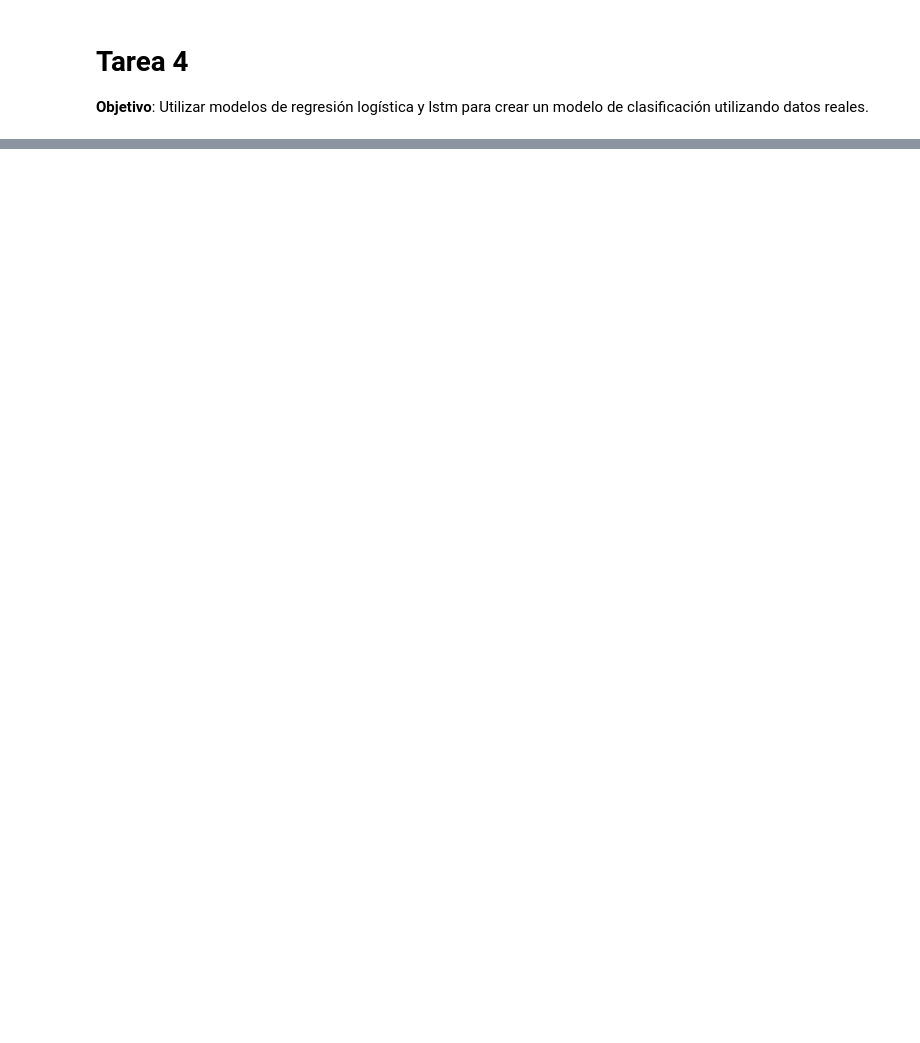
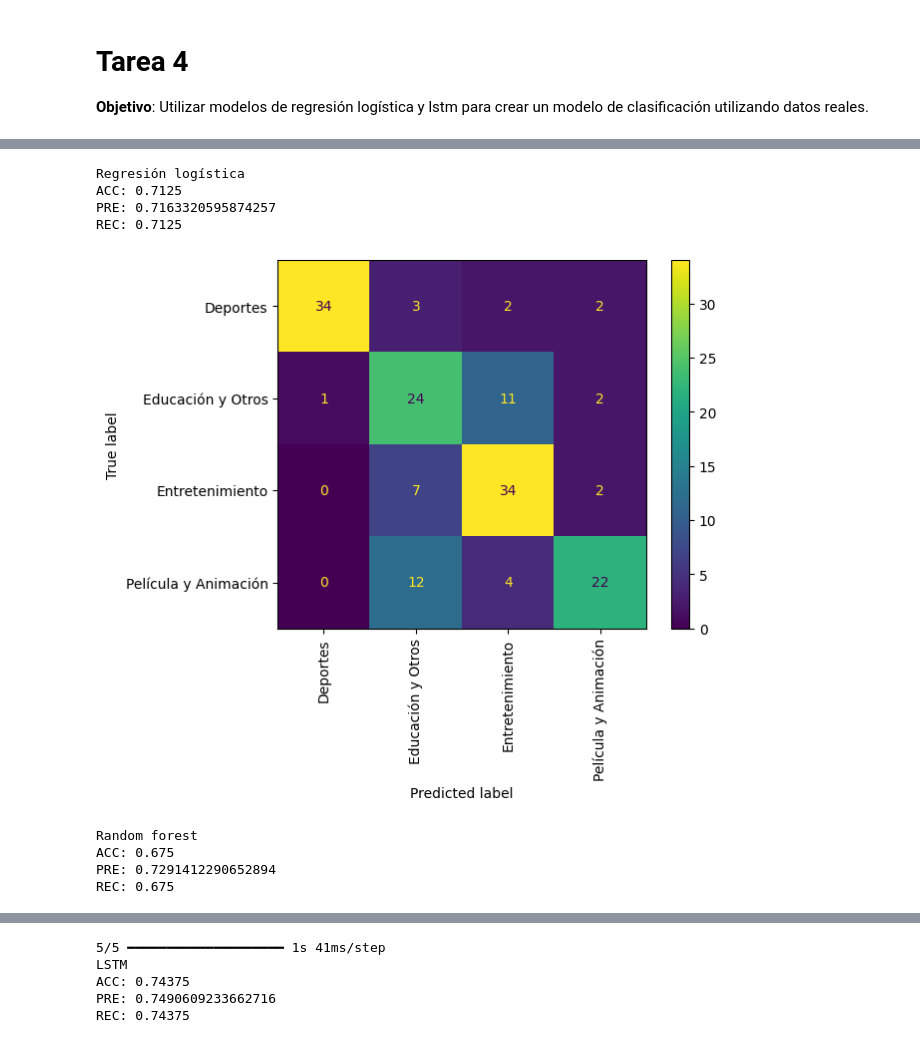
Before and after one commit to smorenova72/EST_III_UCO, a Jupyter notebook: tarea4/src/main.ipynb, the cells around one changed output, grey strips where cells are left out. Saved outputs shown, nothing was run; the diff lists cells and outputs as text; code cells hidden in the pictures; blank space fills up the shorter version.

```diff
--- a/tarea4/src/main.ipynb
+++ b/tarea4/src/main.ipynb
@@ -12,0 +152,12 @@ Función de error (LSE): $$e(x) = (y - y_h)^2$$
+# %%
+dataset = []
+
+for title in tr["titulo"]:
+    word_counts = Counter(fix_title(title).lower().split())
+    row = {}
+    for word in dictionary:
+        row[word] = word_counts.get(word, 0)
+    dataset.append(row)
+
+word_matrix = pd.DataFrame(dataset, index=tr["titulo"])
+word_matrix
@@ -12,0 +302,5 @@ Función de error (LSE): $$e(x) = (y - y_h)^2$$
+# %%
+x = word_matrix * word_count["count"].T
+y = ["Educación y Otros" if cat in ["Educación","Gente y Blogs", "Otros"] else cat for cat in tr["categoria"]]
+xr, xs, yr, ys = train_test_split(x, y, random_state=75, test_size=0.2)
+x
@@ -12,0 +366,49 @@ Función de error (LSE): $$e(x) = (y - y_h)^2$$
+# %%
+ys_hat_lgr = lgr.predict(xs)
+
+print("Regresión logística")
+print("ACC:", accuracy_score(ys_hat_lgr, ys))
+print("PRE:", precision_score(ys_hat_lgr, ys, average="weighted"))
+print("REC:", recall_score(ys_hat_lgr, ys, average="weighted"), "\n")
+
+cfm_lgr = confusion_matrix(ys, ys_hat_lgr)
+disp = ConfusionMatrixDisplay(confusion_matrix=cfm_lgr, display_labels=label_enc.classes_)
+disp.plot()
+plt.xticks(rotation=90)
+plt.show()
+
+ys_hat_rfo = rfo.predict(xs)
+
+print("Random forest")
+print("ACC:", accuracy_score(ys_hat_rfo, ys))
+print("PRE:", precision_score(ys_hat_rfo, ys, average="weighted"))
+print("REC:", recall_score(ys_hat_rfo, ys, average="weighted"), "\n")
+
+cfm_rfo = confusion_matrix(ys, ys_hat_rfo)
+disp = ConfusionMatrixDisplay(confusion_matrix=cfm_rfo, display_labels=label_enc.classes_)
+disp.plot()
+plt.xticks(rotation=90)
+plt.show()
+
+ys_hat_lstm = label_enc.inverse_transform(np.argmax(lstm.predict(ps), axis=1))
+
+print("LSTM")
+print("ACC:", accuracy_score(ys_hat_lstm, ys))
+print("PRE:", precision_score(ys_hat_lstm, ys, average="weighted"))
+print("REC:", recall_score(ys_hat_lstm, ys, average="weighted", zero_division=True), "\n")
+
+cfm_lstm = confusion_matrix(ys, ys_hat_lstm)
+disp = ConfusionMatrixDisplay(confusion_matrix=cfm_lstm, display_labels=label_enc.classes_)
+disp.plot()
+plt.xticks(rotation=90)
+plt.show()
+# %% [output]
+Regresión logística
+ACC: 0.7125
+PRE: 0.7163320595874257
+REC: 0.7125
+[figure, added]
+Random forest
+ACC: 0.675
+PRE: 0.7291412290652894
+REC: 0.675
@@ -12,0 +416,5 @@ Función de error (LSE): $$e(x) = (y - y_h)^2$$
+5/5 ━━━━━━━━━━━━━━━━━━━━ 1s 41ms/step
+LSTM
+ACC: 0.74375
+PRE: 0.7490609233662716
+REC: 0.74375
```
Also changed, not shown: parts of 21 cells of this notebook, 10 other files.
